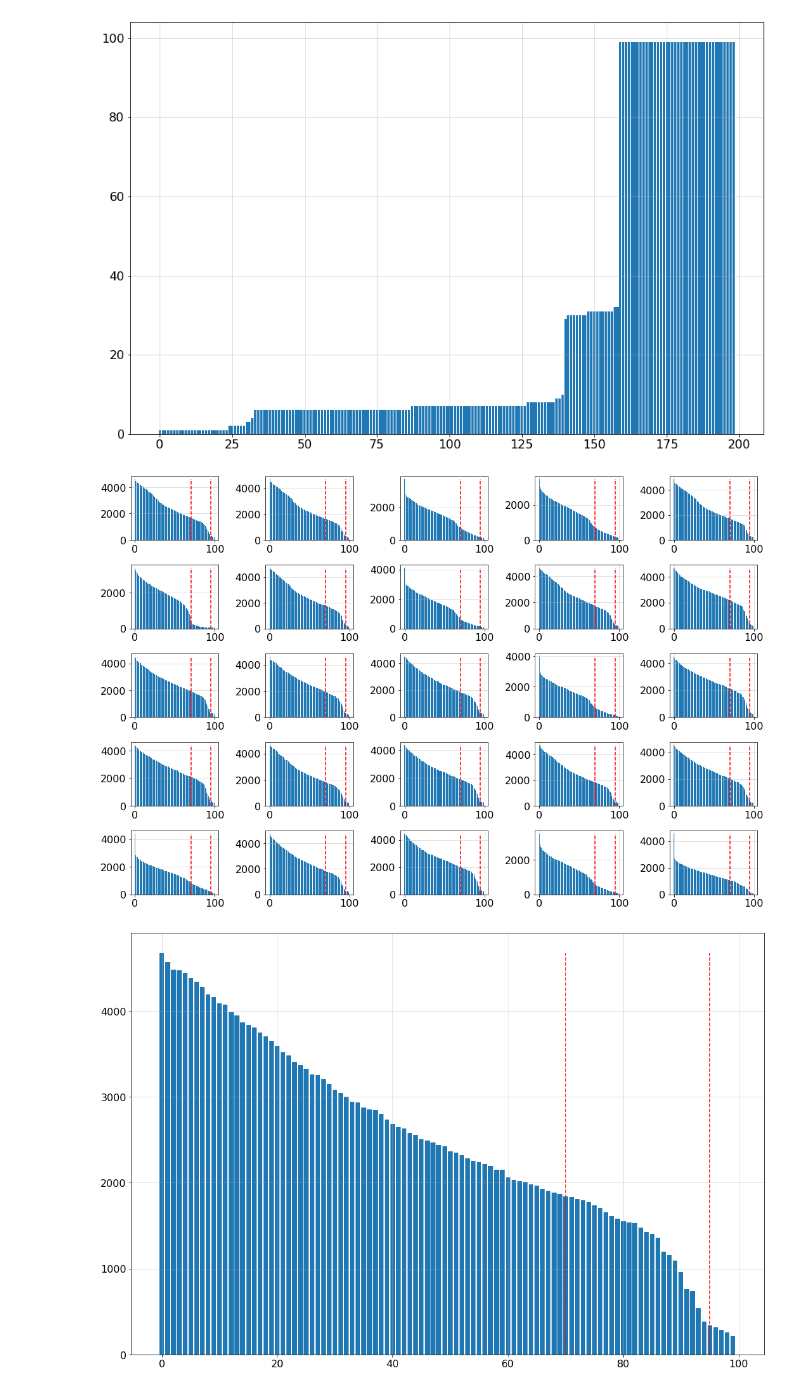
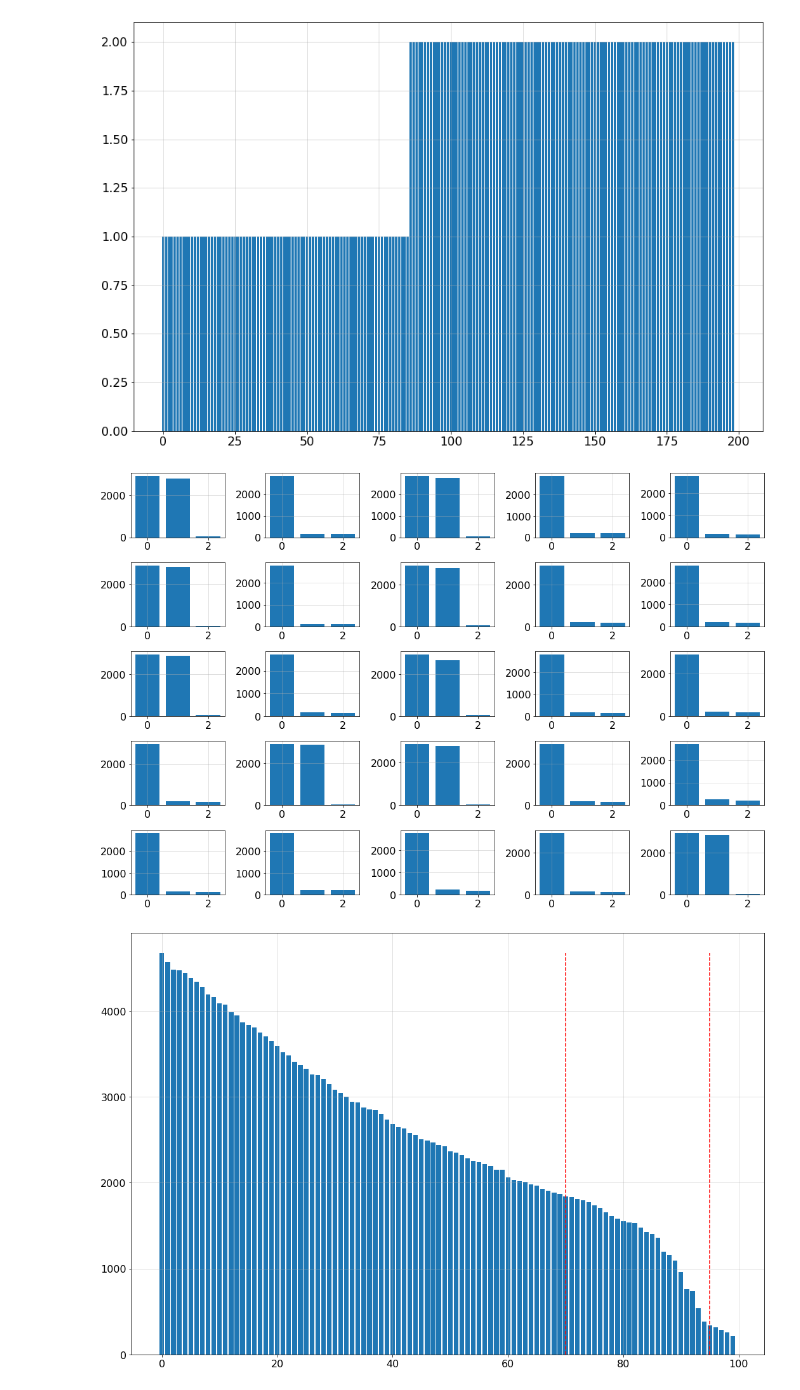
Before and after one commit to GBATZOLIS/conditional_score_diffusion, a Jupyter notebook: notebooks/different_dims.ipynb, the cells around one changed output. Drawn from its saved outputs; the diff is of its cells as text; code cells hidden in the pictures.

```diff
--- a/notebooks/different_dims.ipynb
+++ b/notebooks/different_dims.ipynb
@@ -10,7 +10,7 @@ from matplotlib import pyplot as plt
 # %%
 #path = 'logs/ksphere/2d_toy_2/svd/svd_23500.pkl'
 #path = 'logs/ksphere/dim_10/n_1/random_isometry/non_uniform_0.5_sig_0.001/svd/svd_23000.pkl'
-path = 'logs/ksphere/dim_[5, 30]/n_2/random_isometry/different_dims_different_radii/svd/svd_26000.pkl'
+path = 'logs/ksphere/n_2/dim_[1, 2]/random_isometry/different_dims_different_radii_toy/svd/svd_4000.pkl'
 with open(path, 'rb') as f:
     svd = pickle.load(f)
 
@@ -42,21 +42,21 @@ plt.bar(range(len(dims)), np.sort(dims))
 #plt.savefig(f'figures/non_uniform_{alpha_str}', dpi=300, facecolor='white')
 plt.show()
 # %% [output]
-[figure, old version]
+[figure, new version]
 # %%
 fig = plt.figure(figsize=(15,10))
 for i, s in enumerate(singular_values[:25]):
     ax = fig.add_subplot(5, 5, i+1)
     #ax.rcParams.update({'font.size': 16})
     ax.grid(alpha=0.5)
     ax.bar(range(len(s)), s)
     #ax.xticks(range(0, 100, 5))
-    ax.vlines(95, 0, np.max(s), color='r', linestyles='--')
-    ax.vlines(70, 0, np.max(s), color='r', linestyles='--')
+    #ax.vlines(95, 0, np.max(s), color='r', linestyles='--')
+    #ax.vlines(70, 0, np.max(s), color='r', linestyles='--')
 fig.tight_layout()
 fig.show()
 # %% [output]
-[figure, old version]
+[figure, new version]
 # %%
 s = singular_values[100]
 fig = plt.figure(figsize=(15,10))
```
Also changed, not shown: 3 other files.
